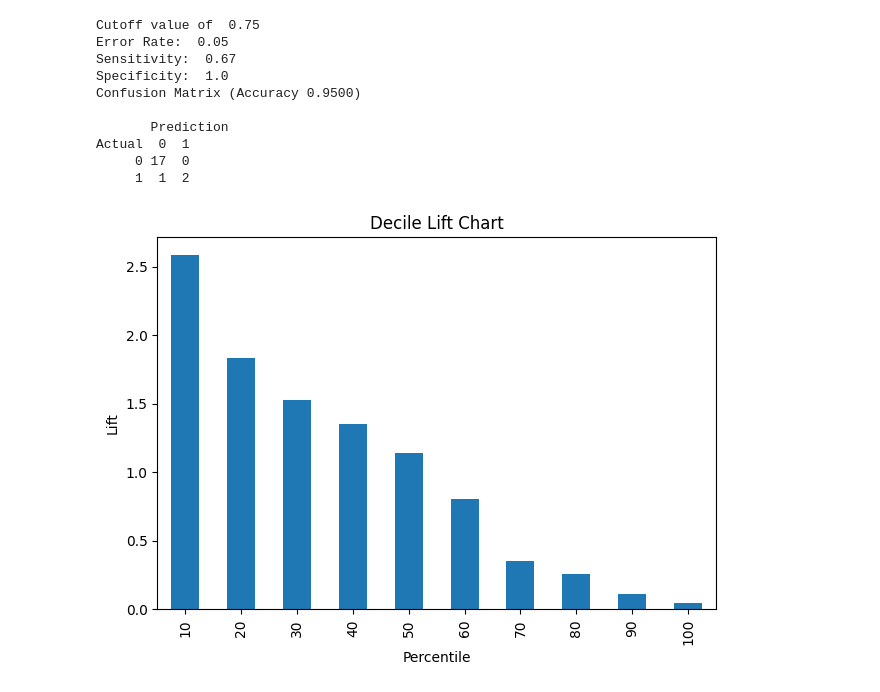
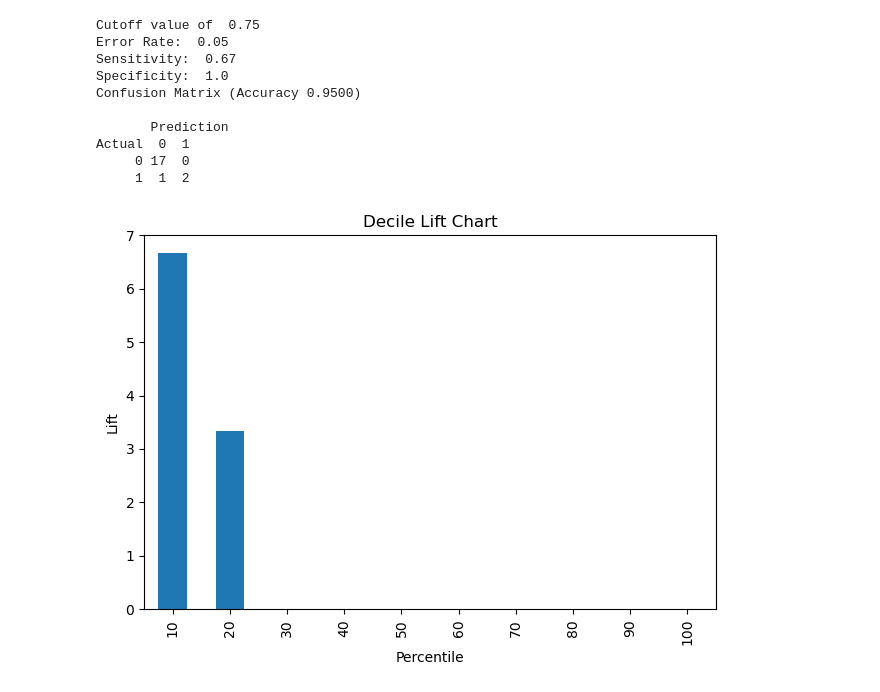
Before and after one commit to wolfesamk/MSBA-206, a Jupyter notebook: DMBA Chapter 5.ipynb, the cells around one changed output. Cells and saved outputs as stored; diff of their text form; code cells hidden in the pictures.

```diff
--- a/DMBA Chapter 5.ipynb
+++ b/DMBA Chapter 5.ipynb
@@ -193,8 +193,8 @@ Actual  0  1
      1  1  2
 # %%
 #5.7.b.
-liftChart(dfT57.Propensity_of_1, labelBars=False)
+liftChart(dfT57.Actual, labelBars=False)
 plt.tight_layout()
 plt.show()
 # %% [output]
-[figure, old version]
+[figure, new version]
```
Also changed, not shown: parts of 2 cells of this notebook.
